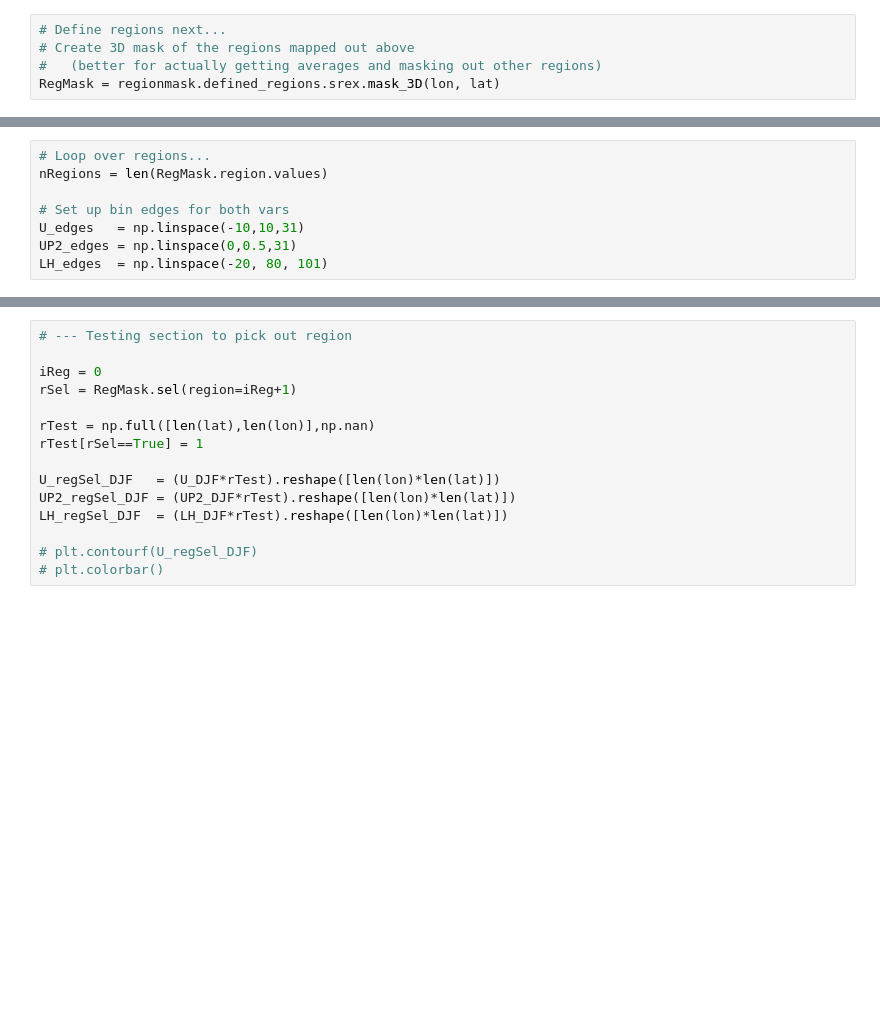
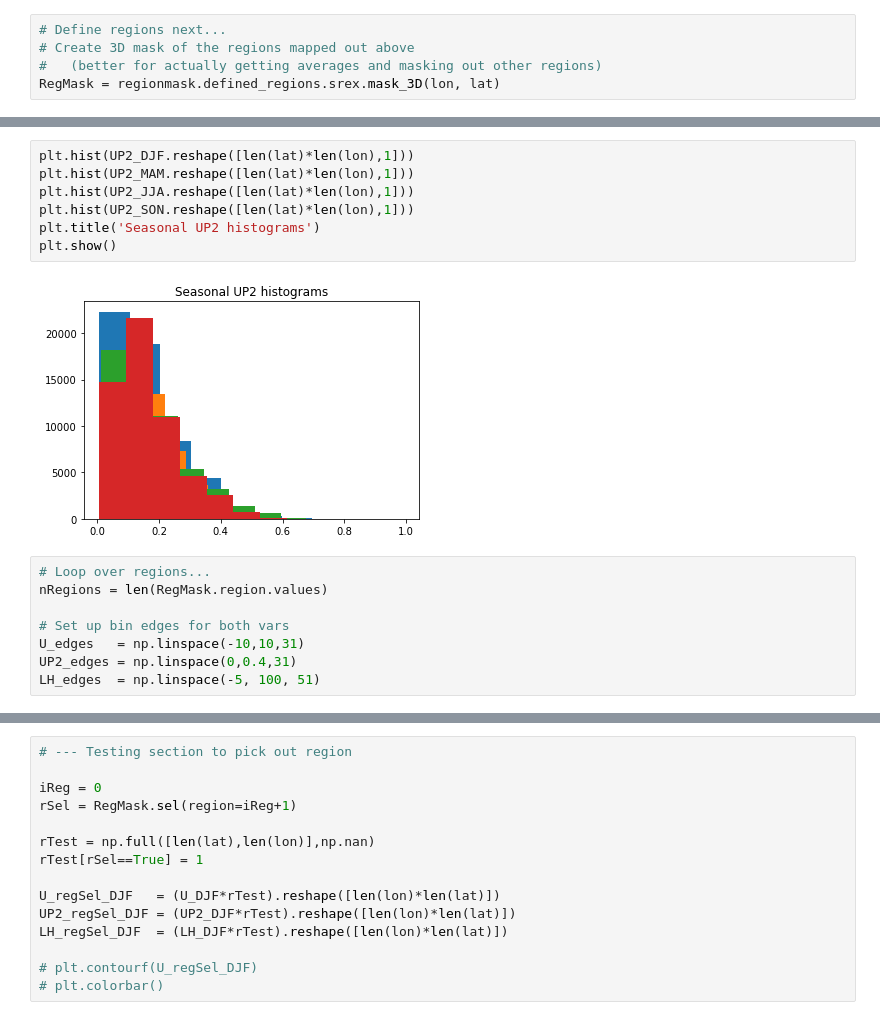
Before and after one commit to megandevlan/CLUBB_statistics, a Jupyter notebook: Regional_CLUBBwithFluxes.ipynb, the cells around one changed output, grey strips where cells are left out. Cells and saved outputs as stored; diff of their text form; blank space fills up the shorter version.

```diff
--- a/Regional_CLUBBwithFluxes.ipynb
+++ b/Regional_CLUBBwithFluxes.ipynb
@@ -164,11 +182,20 @@ RegMask = regionmask.defined_regions.srex.mask_3D(lon, lat)
+# %%
+plt.hist(UP2_DJF.reshape([len(lat)*len(lon),1]))
+plt.hist(UP2_MAM.reshape([len(lat)*len(lon),1]))
+plt.hist(UP2_JJA.reshape([len(lat)*len(lon),1]))
+plt.hist(UP2_SON.reshape([len(lat)*len(lon),1]))
+plt.title('Seasonal UP2 histograms')
+plt.show()
+# %% [output]
+[figure, added]
 # %%
 # Loop over regions...
 nRegions = len(RegMask.region.values)
 
 # Set up bin edges for both vars
 U_edges   = np.linspace(-10,10,31)
-UP2_edges = np.linspace(0,0.5,31)
-LH_edges  = np.linspace(-20, 80, 101)
+UP2_edges = np.linspace(0,0.4,31)
+LH_edges  = np.linspace(-5, 100, 51)
 # %%
 # Save output
 H_UvUP2_DJF = np.full([nRegions,len(U_edges)-1,len(UP2_edges)-1], np.nan)
```
Also changed, not shown: parts of 9 cells of this notebook.
